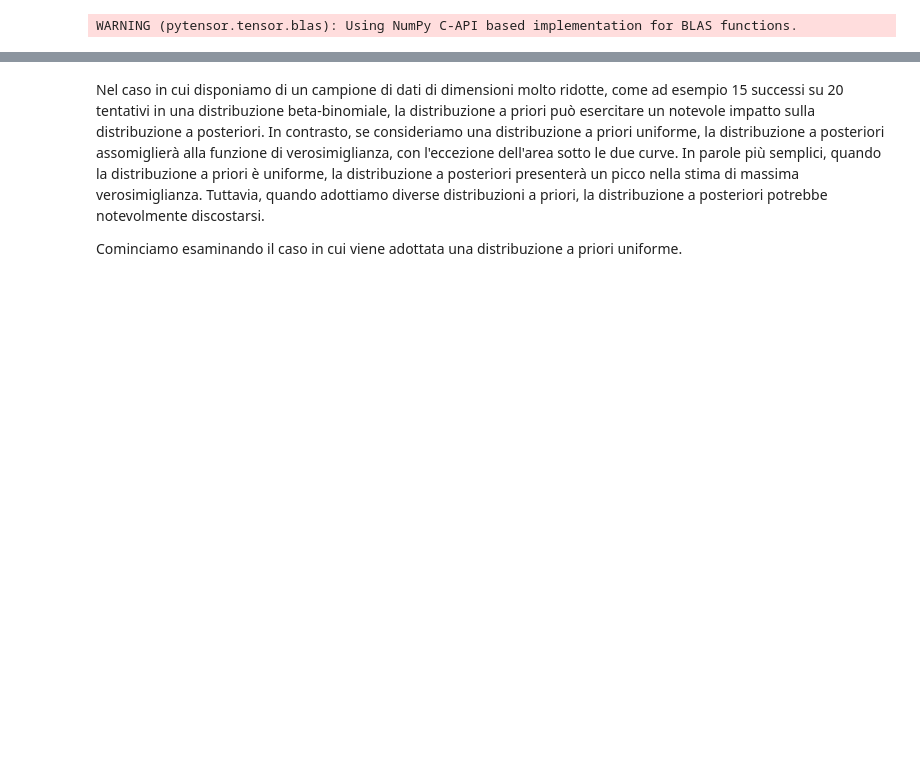
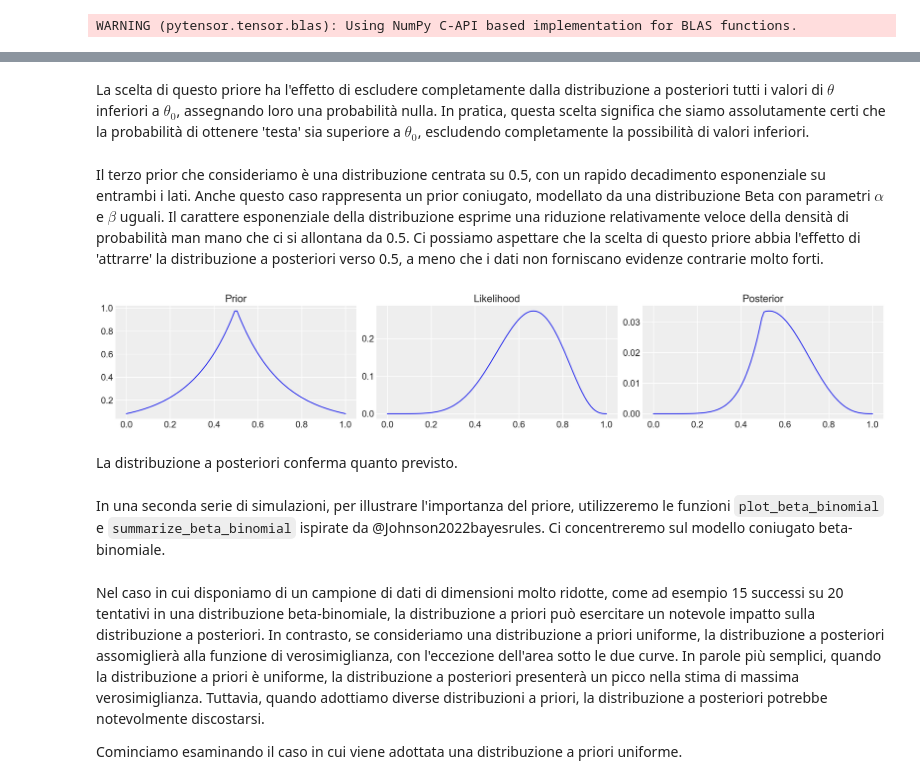
Before and after one commit to ccaudek/psicometria, a Jupyter notebook: chapters/bayesian_inference/07_balance_prior_post.ipynb, the cells around one changed output, grey strips where cells are left out. Drawn from its saved outputs; the diff is of its cells as text; code cells hidden in the pictures; blank space fills up the shorter version.

```diff
--- a/chapters/bayesian_inference/07_balance_prior_post.ipynb
+++ b/chapters/bayesian_inference/07_balance_prior_post.ipynb
@@ -64,3 +162,16 @@ Nel corso di questo capitolo, faremo uso di due funzioni specifiche per esplorar
+# %% [markdown]
+La scelta di questo priore ha l'effetto di escludere completamente dalla distribuzione a posteriori tutti i valori di $\theta$ inferiori a $\theta_0$, assegnando loro una probabilità nulla. In pratica, questa scelta significa che siamo assolutamente certi che la probabilità di ottenere 'testa' sia superiore a $\theta_0$, escludendo completamente la possibilità di valori inferiori.
+# %% [markdown]
+Il terzo prior che consideriamo è una distribuzione centrata su 0.5, con un rapido decadimento esponenziale su entrambi i lati. Anche questo caso rappresenta un prior coniugato, modellato da una distribuzione Beta con parametri $\alpha$ e $\beta$ uguali. Il carattere esponenziale della distribuzione esprime una riduzione relativamente veloce della densità di probabilità man mano che ci si allontana da 0.5. Ci possiamo aspettare che la scelta di questo priore abbia l'effetto di 'attrarre' la distribuzione a posteriori verso 0.5, a meno che i dati non forniscano evidenze contrarie molto forti.
+# %%
+prior3 = np.exp(-5 * abs(p_grid - 0.5))
+posterior3 = computePosterior(likelihood, prior3)
+# %% [output]
+[figure, added]
+# %% [markdown]
+La distribuzione a posteriori conferma quanto previsto.
+# %% [markdown]
+In una seconda serie di simulazioni, per illustrare l'importanza del priore, utilizzeremo le funzioni `plot_beta_binomial` e `summarize_beta_binomial` ispirate da @Johnson2022bayesrules. Ci concentreremo sul modello coniugato beta-binomiale.
 # %%
 def plot_beta_binomial(alpha, beta, y=None, n=None, prior=True, likelihood=True, posterior=True) -> None:
     """Plot a Beta-Binomial Bayesian Model
```
Also changed, not shown: parts of 13 cells of this notebook, 19 other files.
